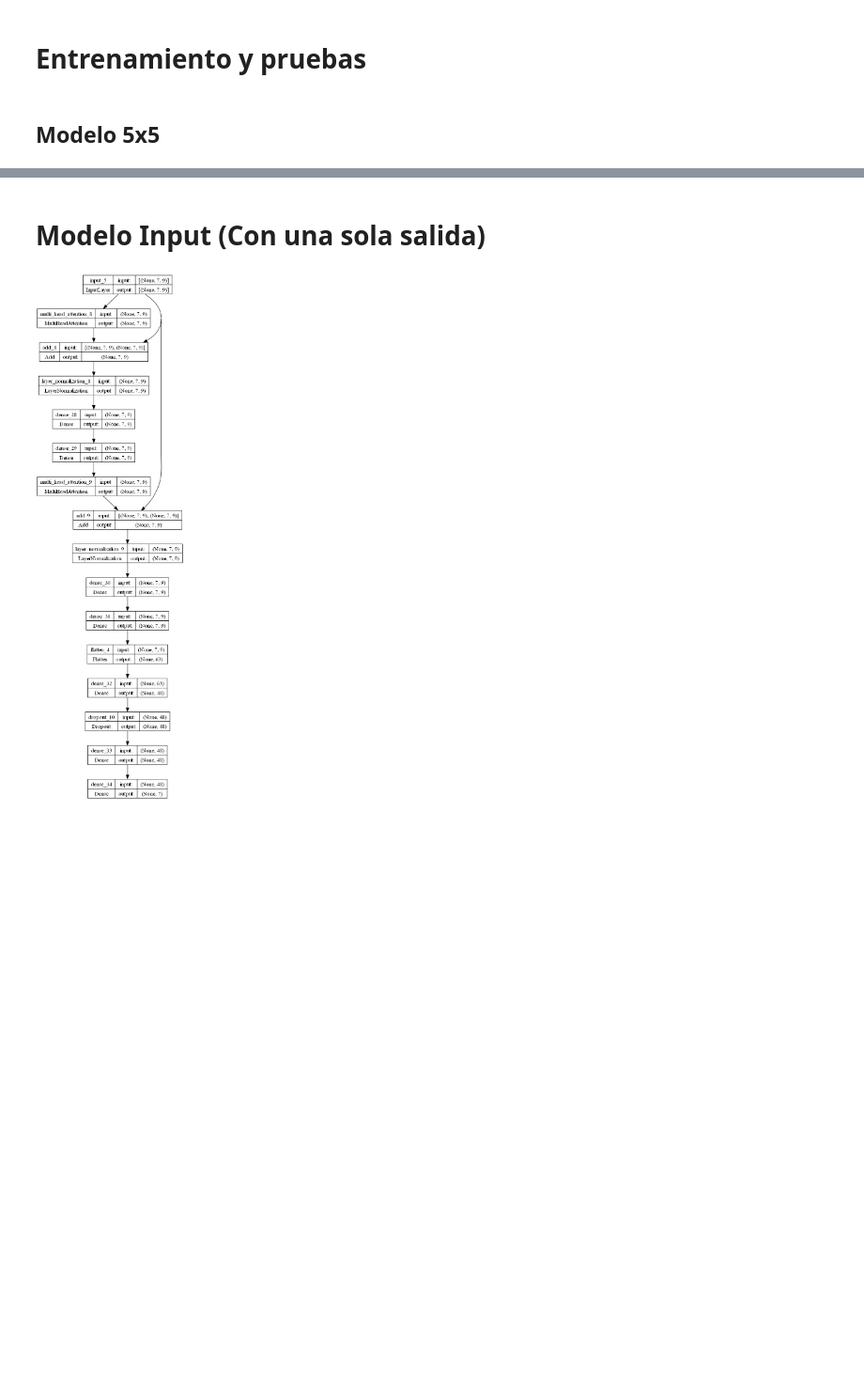
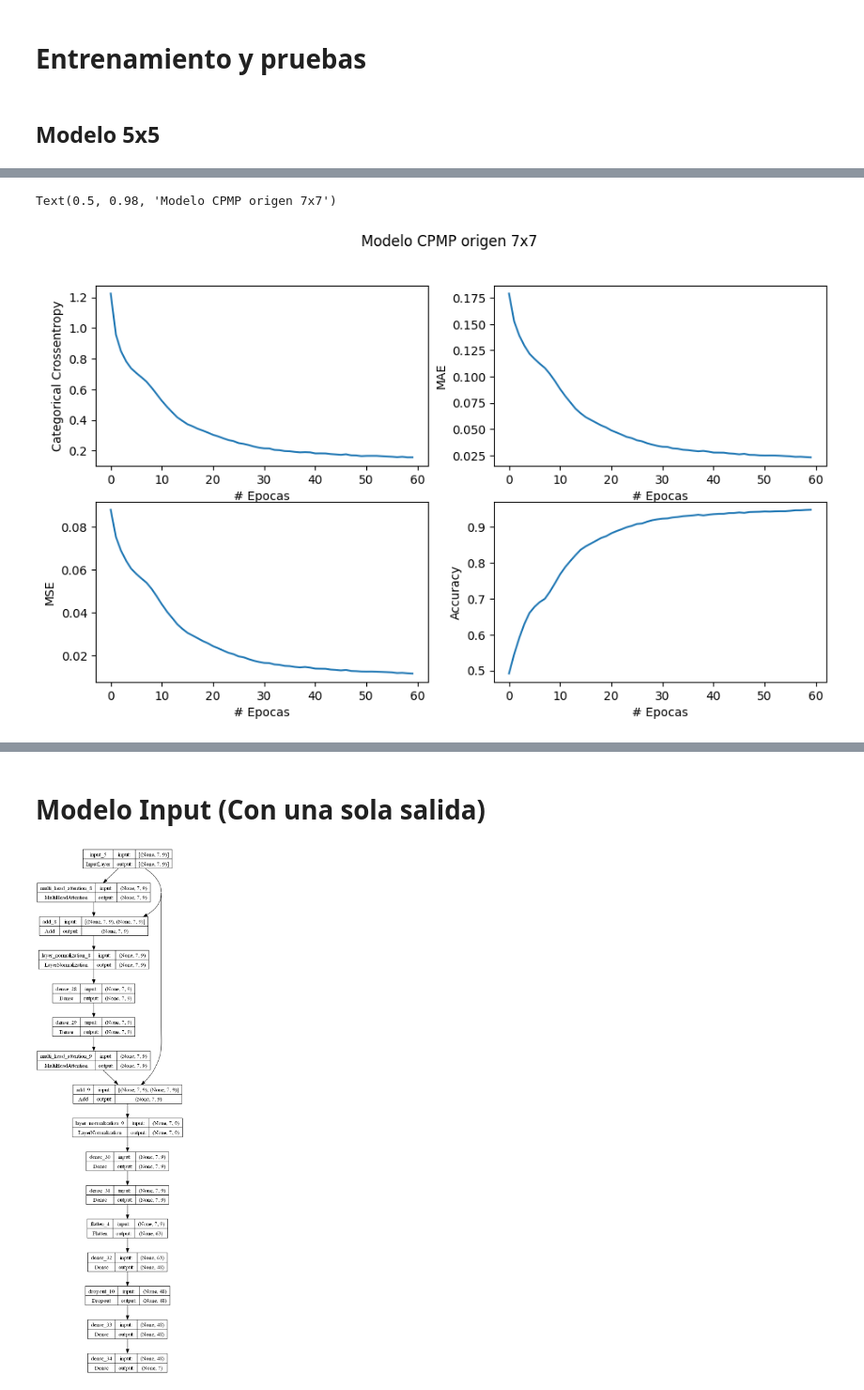
Before and after one commit to LosWillyAmigos/CPMP_With_attetion, a Jupyter notebook: CPMP_with_attention.ipynb, the cells around one changed output, grey strips where cells are left out. Shown at 94% size. Saved outputs shown, nothing was run; the diff lists cells and outputs as text; code cells hidden in the pictures; blank space fills up the shorter version.

```diff
--- a/CPMP_with_attention.ipynb
+++ b/CPMP_with_attention.ipynb
@@ -316,5 +317,5 @@ X_test, y_test_1, y_test_2 = create_different_states(S2, H2, MPC2, N2)
 # %% [markdown]
 # Cargar Data
 # %%
-X_train_7x7, y_train_1_7x7, y_train_2_7x7 = load_data('data/data_7x7')
+data_7x7, labels_1_7x7, labels_2_7x7 = load_data('data/data_7x7')
 # %%
@@ -336,0 +389,4 @@ Porcentaje de acierto: 90.52%
+# %%
+optimizer = keras.optimizers.Adam(learning_rate=0.001, beta_1=0.9, beta_2=0.999, epsilon=1e-07, amsgrad=False, name='Adam')
+model_cpmp_origin_7x7 = create_model(heads= 5, S= 7, H= 7, optimizer= optimizer)
+keras.utils.plot_model(model_cpmp_origin, show_shapes=True, to_file= 'images_models/model_cpmp_origin_5x5.png')
@@ -336,0 +395,4 @@ Porcentaje de acierto: 90.52%
+# %%
+X_train_7x7, X_test_7x7, y_train_1_7x7, y_test_1_7x7 = train_test_split(data_7x7, labels_1_7x7, test_size= 0.2, random_state= 42)
+# %%
+historial_7x7 = model_cpmp_origin_7x7.fit(X_train_7x7, y_train_1_7x7, batch_size= 32, epochs= 60)
@@ -336,0 +417,27 @@ Porcentaje de acierto: 90.52%
+# %%
+plt.figure(figsize=(11, 6))
+
+plt.subplot(2,2,1)
+plt.xlabel("# Epocas")
+plt.ylabel("Categorical Crossentropy")
+plt.plot(historial_7x7.history["loss"])
+
+plt.subplot(2,2,2)
+plt.xlabel("# Epocas")
+plt.ylabel("MAE")
+plt.plot(historial_7x7.history["mae"])
+
+plt.subplot(2,2,3)
+plt.xlabel("# Epocas")
+plt.ylabel("MSE")
+plt.plot(historial_7x7.history["mse"])
+
+plt.subplot(2,2,4)
+plt.xlabel("# Epocas")
+plt.ylabel("Accuracy")
+plt.plot(historial_7x7.history["accuracy"])
+
+plt.suptitle("Modelo CPMP origen 7x7")
+# %% [output]
+Text(0.5, 0.98, 'Modelo CPMP origen 7x7')
+[figure, added]
```
Also changed, not shown: parts of 14 cells of this notebook.
